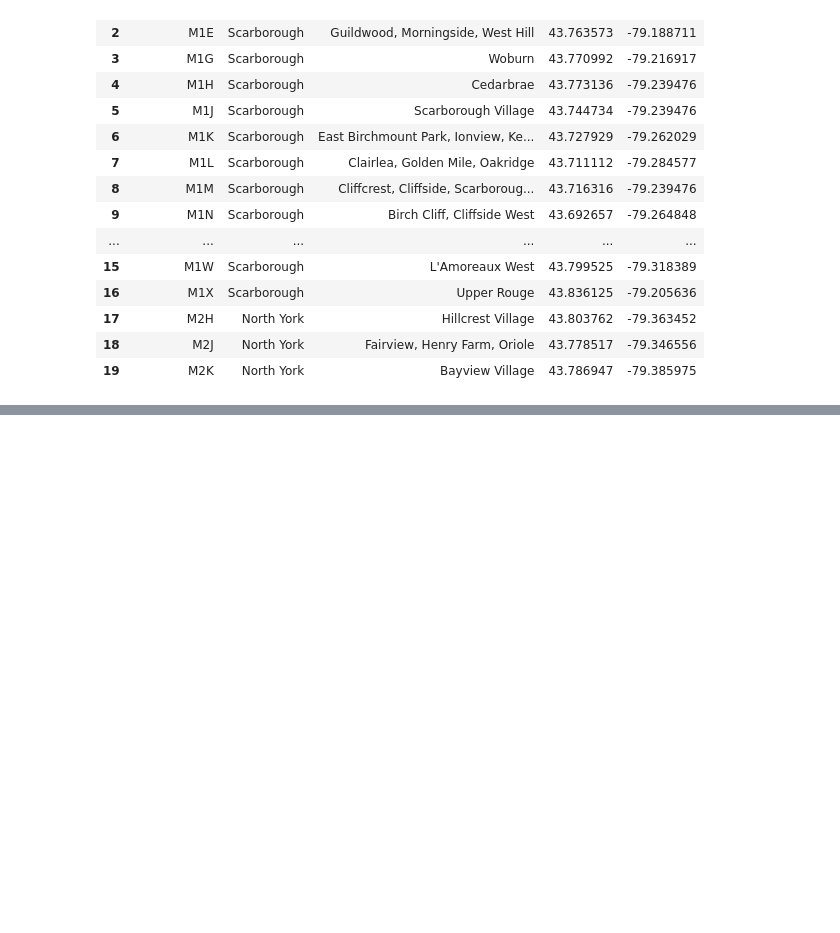
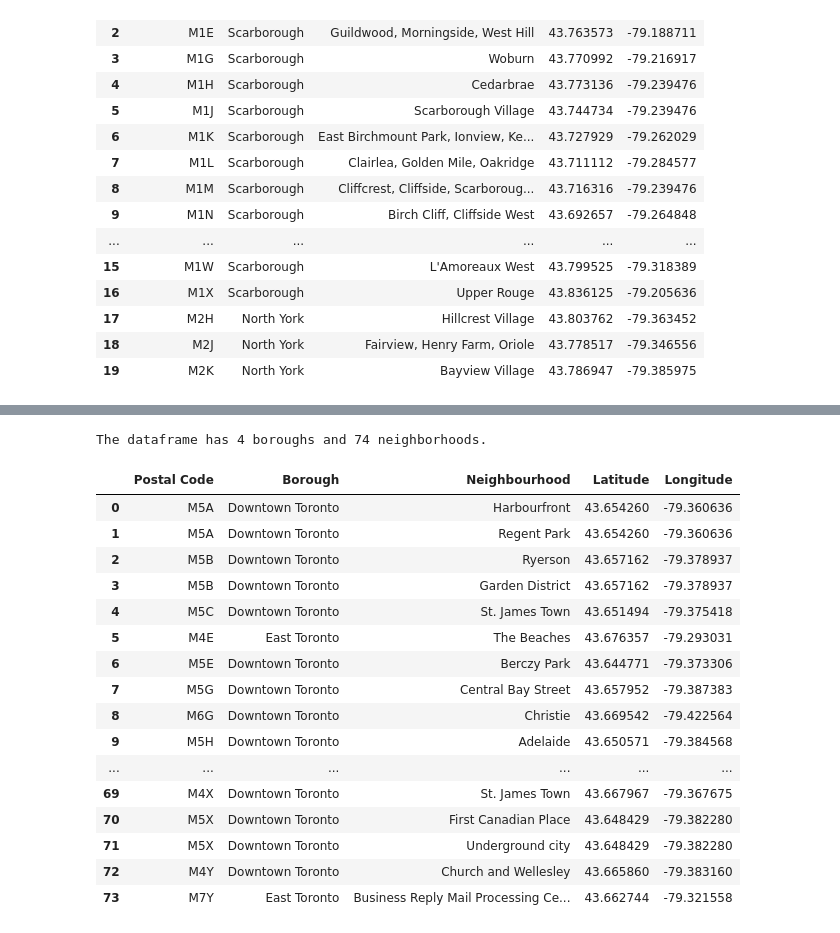
Before and after one commit to Trung16040/Coursera_Capstone, a Jupyter notebook: Toronto_clustering.ipynb, the cells around one changed output, grey strips where cells are left out. Saved outputs shown, nothing was run; the diff lists cells and outputs as text; code cells hidden in the pictures; blank space fills up the shorter version.

```diff
--- a/Toronto_clustering.ipynb
+++ b/Toronto_clustering.ipynb
@@ -118,0 +163,28 @@ toronto_df_final.head(20)
+# %%
+toronto_data = toronto_df[toronto_df['Borough'].str.contains('Toronto')].reset_index(drop=True)
+toronto_data = pd.merge(toronto_data, coordinate_df, how = 'inner', on = 'Postal Code')
+print('The dataframe has {} boroughs and {} neighborhoods.'.format(
+        len(toronto_data['Borough'].unique()),
+        toronto_data.shape[0]
+    )
+)
+toronto_data
+# %% [output]
+The dataframe has 4 boroughs and 74 neighborhoods.
+|  | Postal Code | Borough | Neighbourhood | Latitude | Longitude |
+| 0 | M5A | Downtown Toronto | Harbourfront | 43.654260 | -79.360636 |
+| 1 | M5A | Downtown Toronto | Regent Park | 43.654260 | -79.360636 |
+| 2 | M5B | Downtown Toronto | Ryerson | 43.657162 | -79.378937 |
+| 3 | M5B | Downtown Toronto | Garden District | 43.657162 | -79.378937 |
+| 4 | M5C | Downtown Toronto | St. James Town | 43.651494 | -79.375418 |
+| 5 | M4E | East Toronto | The Beaches | 43.676357 | -79.293031 |
+| 6 | M5E | Downtown Toronto | Berczy Park | 43.644771 | -79.373306 |
+| 7 | M5G | Downtown Toronto | Central Bay Street | 43.657952 | -79.387383 |
+| 8 | M6G | Downtown Toronto | Christie | 43.669542 | -79.422564 |
+| 9 | M5H | Downtown Toronto | Adelaide | 43.650571 | -79.384568 |
+| ... | ... | ... | ... | ... | ... |
+| 69 | M4X | Downtown Toronto | St. James Town | 43.667967 | -79.367675 |
+| 70 | M5X | Downtown Toronto | First Canadian Place | 43.648429 | -79.382280 |
+| 71 | M5X | Downtown Toronto | Underground city | 43.648429 | -79.382280 |
+| 72 | M4Y | Downtown Toronto | Church and Wellesley | 43.665860 | -79.383160 |
+| 73 | M7Y | East Toronto | Business Reply Mail Processing Ce... | 43.662744 | -79.321558 |
```
Also changed, not shown: parts of 14 cells of this notebook.
